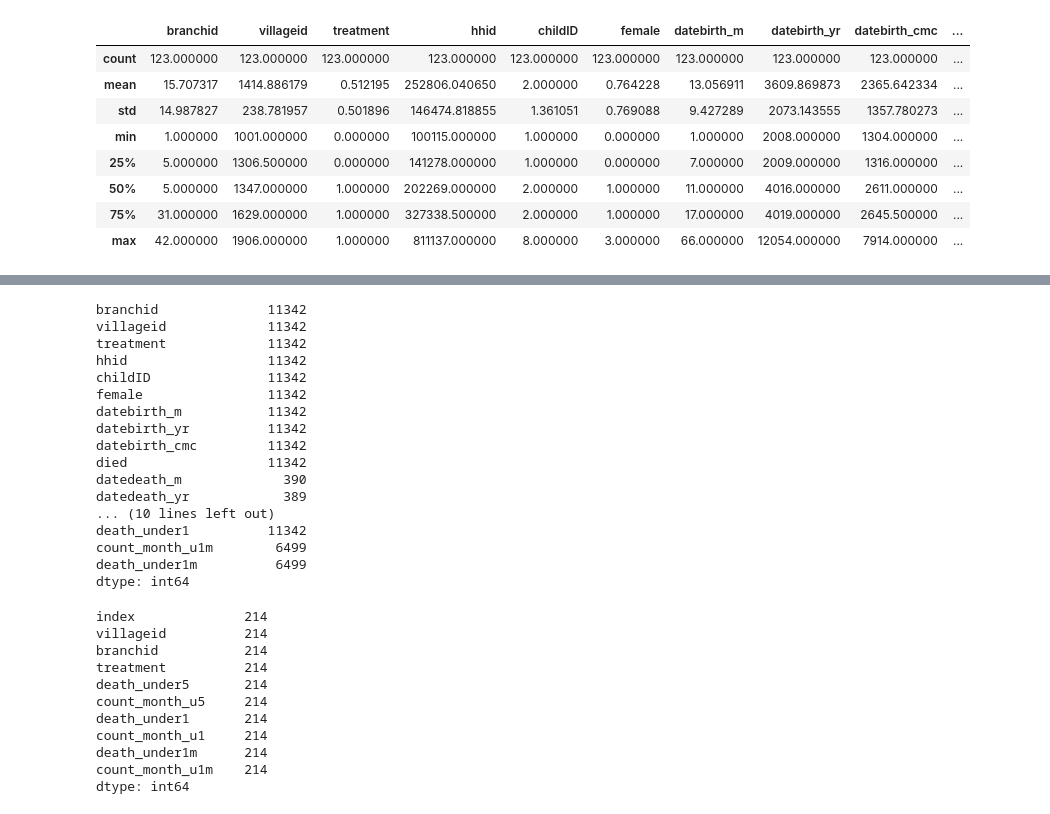
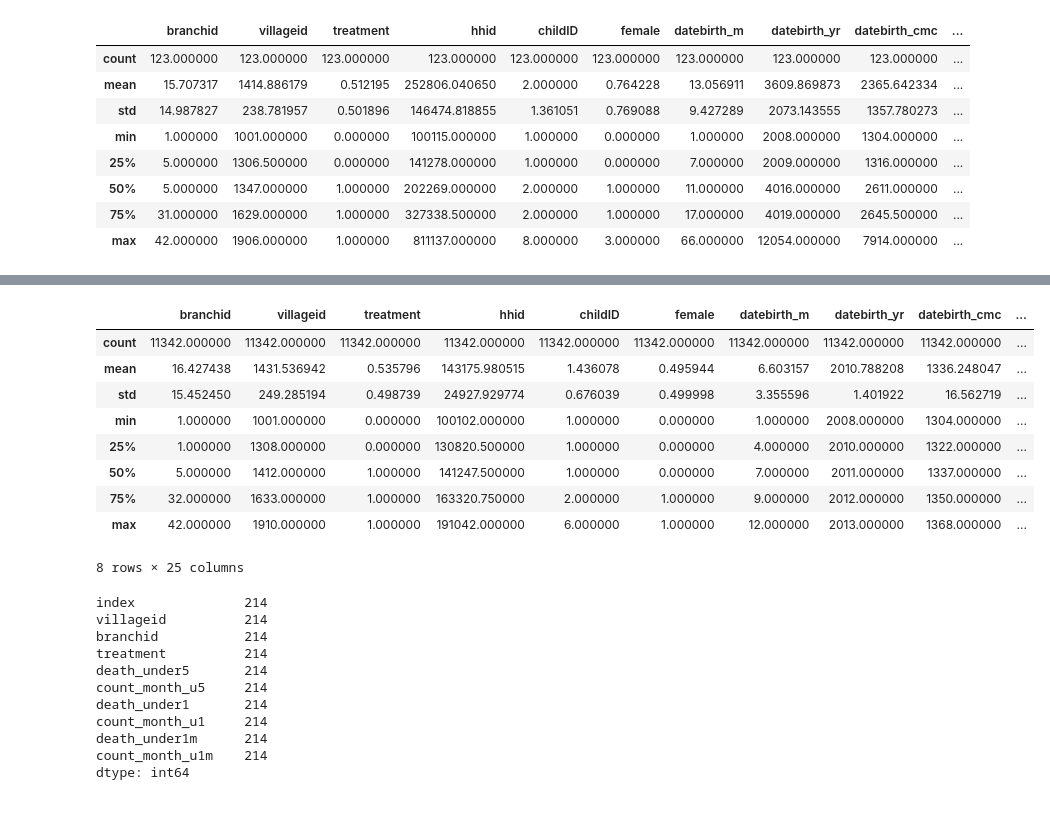
Before and after one commit to madinajapakhova/Project-replication, a Jupyter notebook: MJapakhova project(replication).ipynb, the cells around one changed output, grey strips where cells are left out. Drawn from its saved outputs; the diff is of its cells as text; code cells hidden in the pictures.

```diff
--- a/MJapakhova project(replication).ipynb
+++ b/MJapakhova project(replication).ipynb
@@ -137,25 +136,19 @@ Included effects: Entity
 # %%
 data_2 = pd.read_stata("AEJ2018_child_mortality_computation.dta")
 data_2.describe()
-data_2.count()
+#print(data_2)
+#data_2.count()
 # %% [output]
+|  | branchid | villageid | treatment | hhid | childID | female | datebirth_m | datebirth_yr | datebirth_cmc | ... |
+| count | 11342.000000 | 11342.000000 | 11342.000000 | 11342.000000 | 11342.000000 | 11342.000000 | 11342.000000 | 11342.000000 | 11342.000000 | ... |
+| mean | 16.427438 | 1431.536942 | 0.535796 | 143175.980515 | 1.436078 | 0.495944 | 6.603157 | 2010.788208 | 1336.248047 | ... |
+| std | 15.452450 | 249.285194 | 0.498739 | 24927.929774 | 0.676039 | 0.499998 | 3.355596 | 1.401922 | 16.562719 | ... |
+| min | 1.000000 | 1001.000000 | 0.000000 | 100102.000000 | 1.000000 | 0.000000 | 1.000000 | 2008.000000 | 1304.000000 | ... |
+| 25% | 1.000000 | 1308.000000 | 0.000000 | 130820.500000 | 1.000000 | 0.000000 | 4.000000 | 2010.000000 | 1322.000000 | ... |
+| 50% | 5.000000 | 1412.000000 | 1.000000 | 141247.500000 | 1.000000 | 0.000000 | 7.000000 | 2011.000000 | 1337.000000 | ... |
+| 75% | 32.000000 | 1633.000000 | 1.000000 | 163320.750000 | 2.000000 | 1.000000 | 9.000000 | 2012.000000 | 1350.000000 | ... |
+| max | 42.000000 | 1910.000000 | 1.000000 | 191042.000000 | 6.000000 | 1.000000 | 12.000000 | 2013.000000 | 1368.000000 | ... |
-branchid              11342
-villageid             11342
-treatment             11342
-hhid                  11342
-childID               11342
-female                11342
-datebirth_m           11342
-datebirth_yr          11342
-datebirth_cmc         11342
-died                  11342
-datedeath_m             390
-datedeath_yr            389
-... (10 lines left out)
-death_under1          11342
-count_month_u1m        6499
-death_under1m          6499
-dtype: int64
+8 rows × 25 columns
 # %%
 data_2 = data_2.groupby(['villageid', 'branchid', 'treatment'], as_index = False)[['death_under5','count_month_u5',
 'death_under1', 'count_month_u1','death_under1m','count_month_u1m']].sum().reset_index()
```
Also changed, not shown: parts of 8 cells of this notebook.
